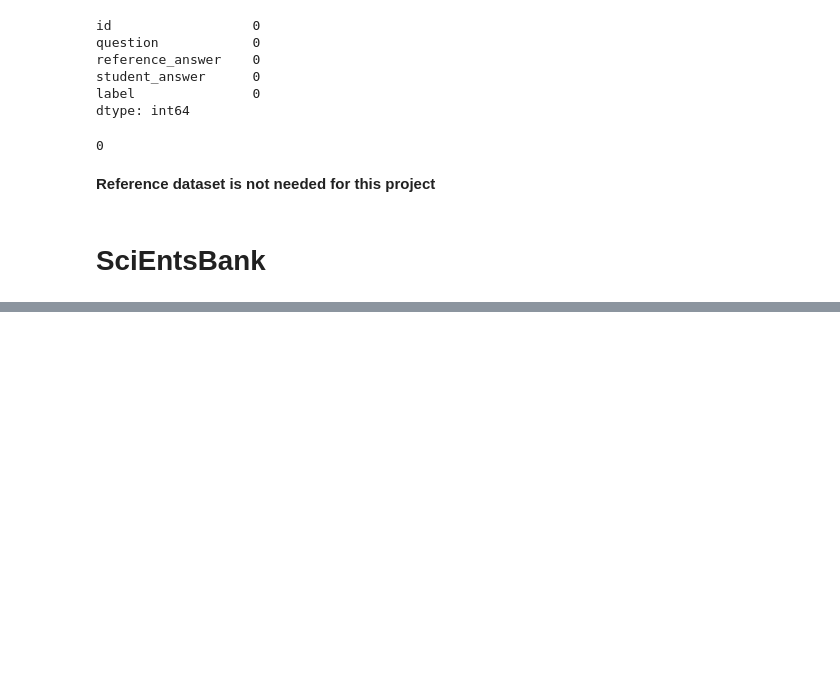
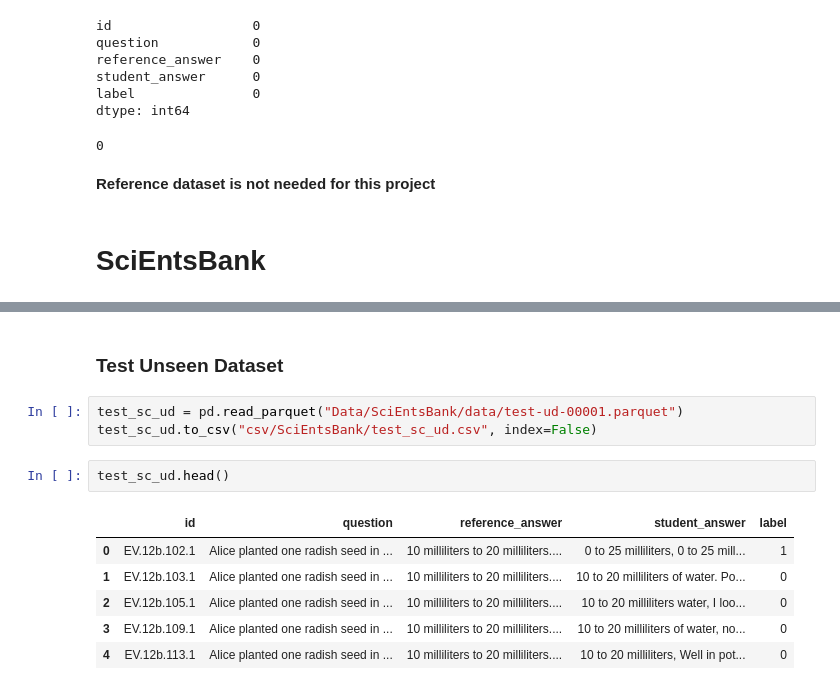
Before and after one commit to ashwin-v4/ASAG, a Jupyter notebook: datasets.ipynb, the cells around one changed output, grey strips where cells are left out. Cells and saved outputs as stored; diff of their text form; blank space fills up the shorter version.

```diff
--- a/datasets.ipynb
+++ b/datasets.ipynb
@@ -142,0 +223,14 @@ dtype: int64
+# %% [markdown]
+### Test Unseen Dataset
+# %%
+test_sc_ud = pd.read_parquet("Data/SciEntsBank/data/test-ud-00001.parquet")
+test_sc_ud.to_csv("csv/SciEntsBank/test_sc_ud.csv", index=False)
+# %%
+test_sc_ud.head()
+# %% [output]
+|  | id | question | reference_answer | student_answer | label |
+| 0 | EV.12b.102.1 | Alice planted one radish seed in ... | 10 milliliters to 20 milliliters.... | 0 to 25 milliliters, 0 to 25 mill... | 1 |
+| 1 | EV.12b.103.1 | Alice planted one radish seed in ... | 10 milliliters to 20 milliliters.... | 10 to 20 milliliters of water. Po... | 0 |
+| 2 | EV.12b.105.1 | Alice planted one radish seed in ... | 10 milliliters to 20 milliliters.... | 10 to 20 milliliters water, I loo... | 0 |
+| 3 | EV.12b.109.1 | Alice planted one radish seed in ... | 10 milliliters to 20 milliliters.... | 10 to 20 milliliters of water, no... | 0 |
+| 4 | EV.12b.113.1 | Alice planted one radish seed in ... | 10 milliliters to 20 milliliters.... | 10 to 20 milliliters, Well in pot... | 0 |
```
Also changed, not shown: parts of 17 cells of this notebook, 4 other files.
